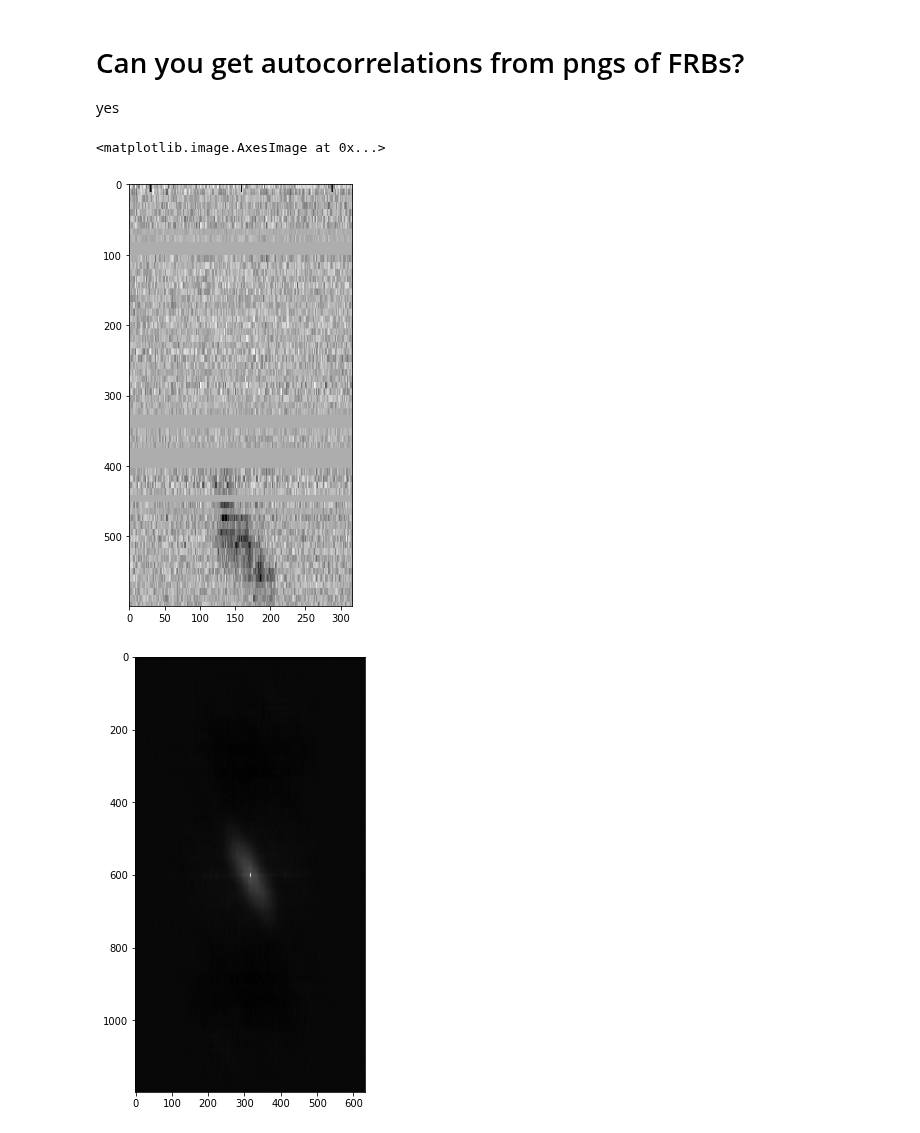
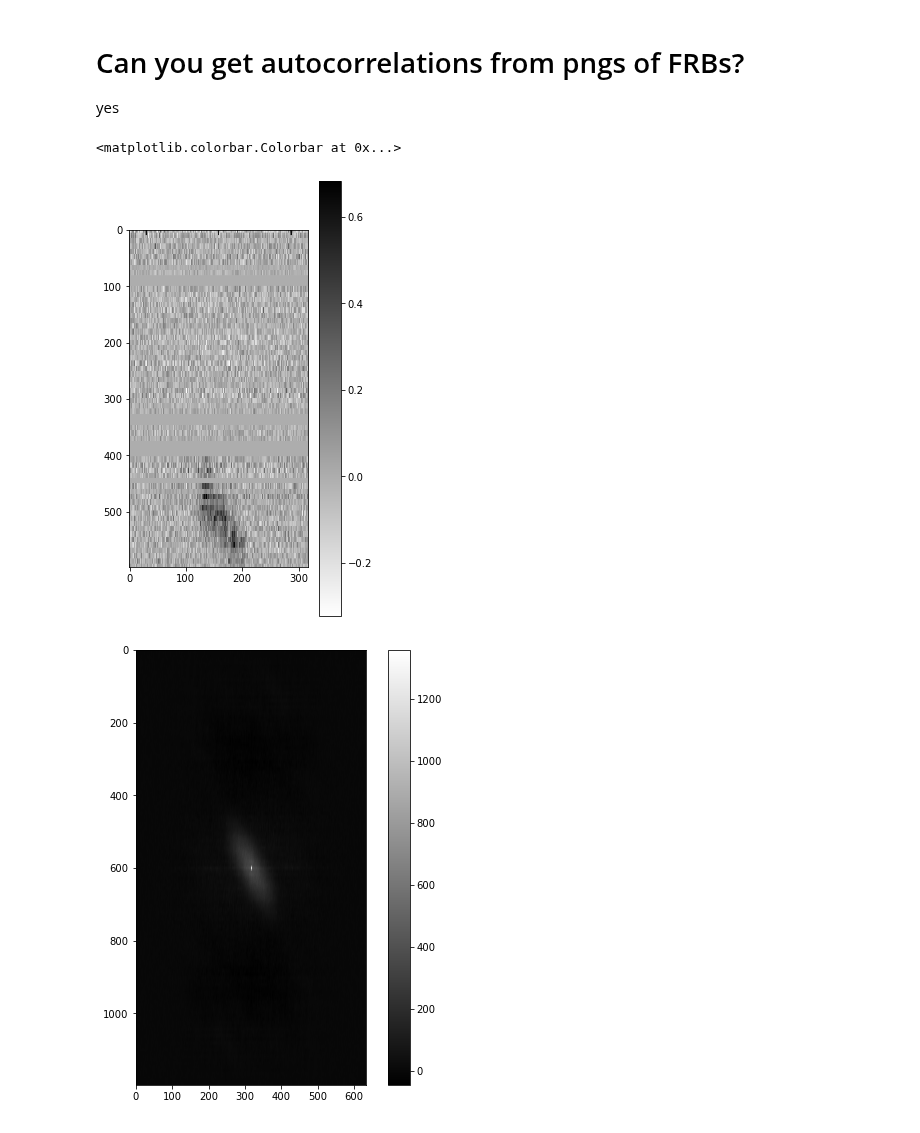
Before and after one commit to mef51/subdriftlaw, a Jupyter notebook: universal/CorrFromImage.ipynb, the cells around one changed output. Drawn from its saved outputs; the diff is of its cells as text; code cells hidden in the pictures.

```diff
--- a/universal/CorrFromImage.ipynb
+++ b/universal/CorrFromImage.ipynb
@@ -23,18 +22,20 @@ grayfrb = 1 - rgb2gray(imfrb) # 1 is bright, 0 is dim
 # %%
 # burstwindow = grayfrb[451:] - grayfrb[451:, 0:50].mean(axis=1)[:,None]
 burstwindow = grayfrb - grayfrb[:, 0:50].mean(axis=1)[:,None]
 plt.figure(figsize=(4, 8))
 plt.imshow(burstwindow, aspect='equal', cmap='gray_r') # white is 0, black is 1
+plt.colorbar()
 # plt.axhline(y=85)
 # plt.axhline(y=95)
 # grayfrb[85:95]
 corr = corrfns.auto_corr2D_viafft(burstwindow)
 plt.figure(figsize=(8, 8))
 plt.imshow(corr, aspect='equal', cmap='gray')
+plt.colorbar()
 # %% [output]
-<matplotlib.image.AxesImage at 0x...>
+<matplotlib.colorbar.Colorbar at 0x...>
-[figure, old version]
+[figure, new version]
-[figure, old version]
+[figure, new version]
 # %%
 burstwindow = grayfrb[451:] - grayfrb[451:, 0:50].mean(axis=1)[:,None]
 plt.figure(figsize=(4, 8))
```
Also changed, not shown: parts of 2 cells of this notebook, 13 other files.
